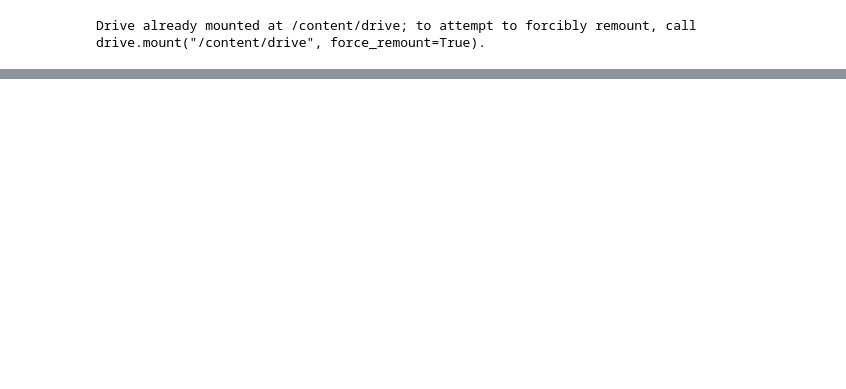
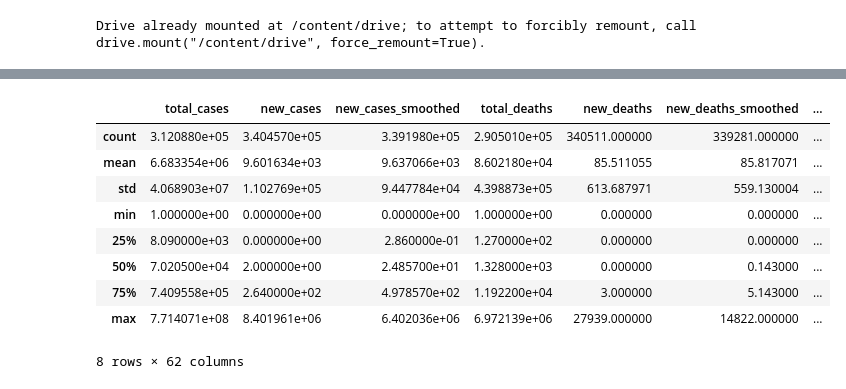
Before and after one commit to jamesharrison2005/Analysis-on-the-Prevalence-of-Covid-19, a Jupyter notebook: Growth_and_prevalence_of_Covid_19.ipynb, the cells around one changed output, grey strips where cells are left out. Drawn from its saved outputs; the diff is of its cells as text; code cells hidden in the pictures; blank space fills up the shorter version.

```diff
--- a/Growth_and_prevalence_of_Covid_19.ipynb
+++ b/Growth_and_prevalence_of_Covid_19.ipynb
@@ -25,0 +49,13 @@ df.head(10)
+# %%
+df.describe()
+# %% [output]
+|  | total_cases | new_cases | new_cases_smoothed | total_deaths | new_deaths | new_deaths_smoothed | ... |
+| count | 3.120880e+05 | 3.404570e+05 | 3.391980e+05 | 2.905010e+05 | 340511.000000 | 339281.000000 | ... |
+| mean | 6.683354e+06 | 9.601634e+03 | 9.637066e+03 | 8.602180e+04 | 85.511055 | 85.817071 | ... |
+| std | 4.068903e+07 | 1.102769e+05 | 9.447784e+04 | 4.398873e+05 | 613.687971 | 559.130004 | ... |
+| min | 1.000000e+00 | 0.000000e+00 | 0.000000e+00 | 1.000000e+00 | 0.000000 | 0.000000 | ... |
+| 25% | 8.090000e+03 | 0.000000e+00 | 2.860000e-01 | 1.270000e+02 | 0.000000 | 0.000000 | ... |
+| 50% | 7.020500e+04 | 2.000000e+00 | 2.485700e+01 | 1.328000e+03 | 0.000000 | 0.143000 | ... |
+| 75% | 7.409558e+05 | 2.640000e+02 | 4.978570e+02 | 1.192200e+04 | 3.000000 | 5.143000 | ... |
+| max | 7.714071e+08 | 8.401961e+06 | 6.402036e+06 | 6.972139e+06 | 27939.000000 | 14822.000000 | ... |
+8 rows × 62 columns
```
Also changed, not shown: parts of 10 cells of this notebook.
